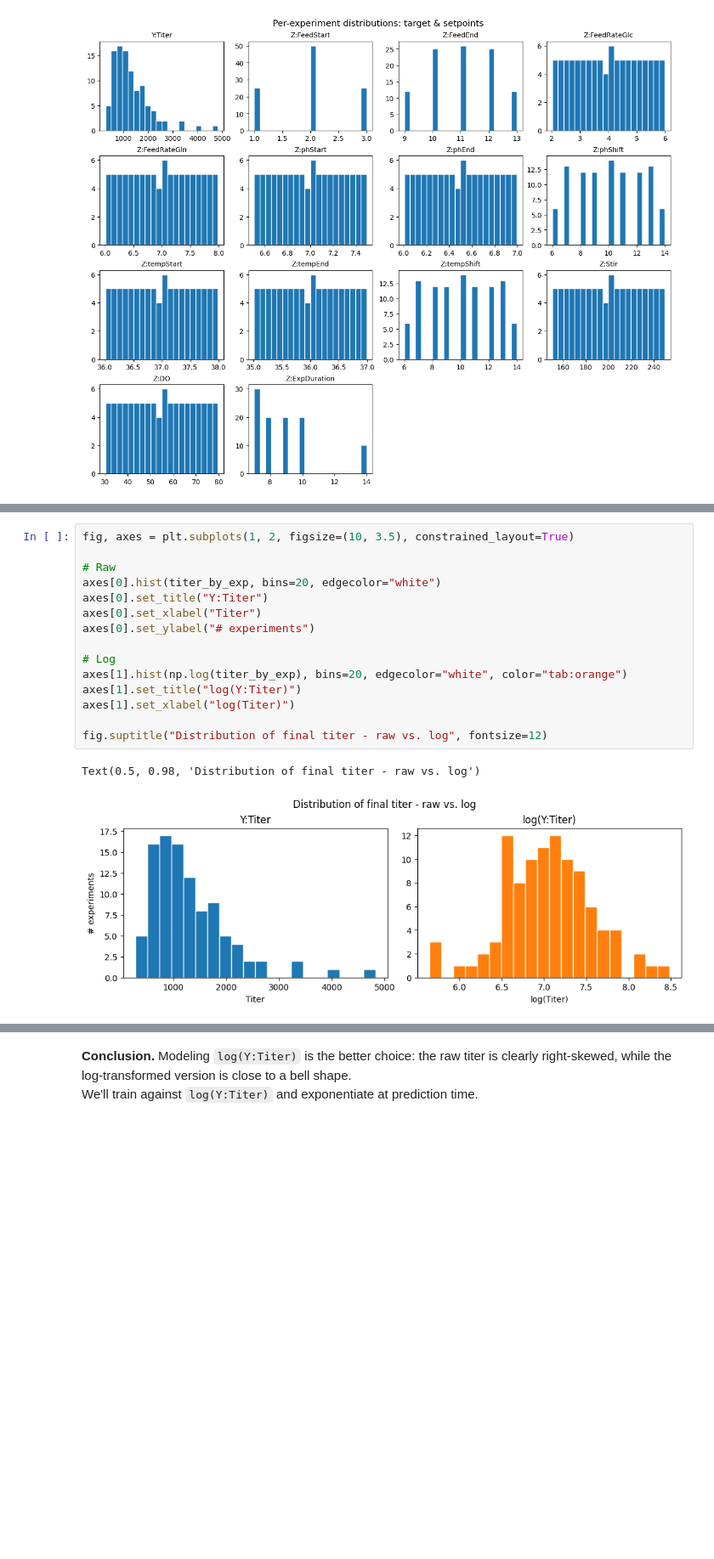
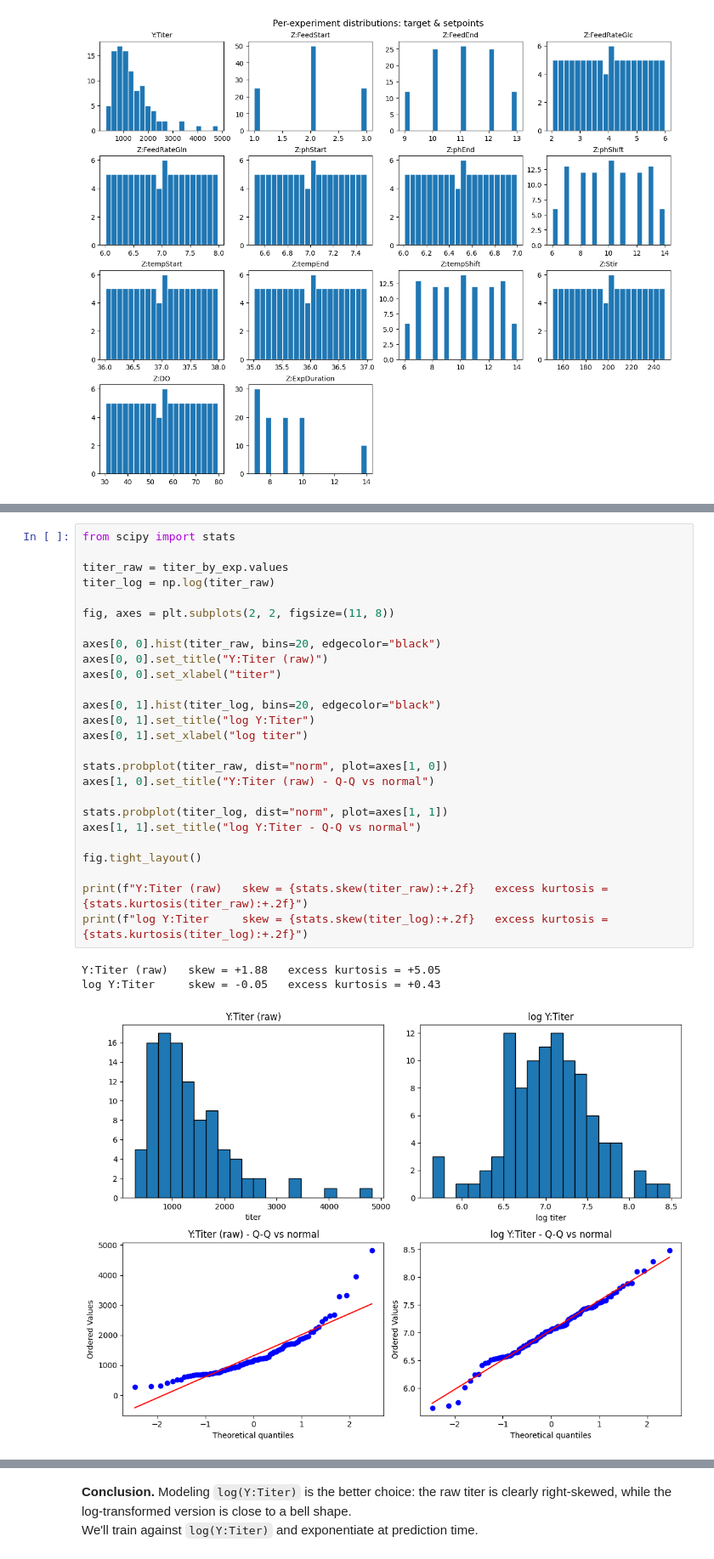
Before and after one commit to stefanomartino97/datahow, a Jupyter notebook: notebooks/02_plots.ipynb, the cells around one changed output, grey strips where cells are left out. Shown: that part at 85% size. Cells and saved outputs as stored; diff of their text form; blank space fills up the shorter version.

Commit message:
Added QQ plot for Titer

```diff
--- a/notebooks/02_plots.ipynb
+++ b/notebooks/02_plots.ipynb
@@ -130,18 +129,30 @@ The titer raw distribution looks right-skewed, which biases regression losses to
-# %%
-fig, axes = plt.subplots(1, 2, figsize=(10, 3.5), constrained_layout=True)
-
-# Raw
-axes[0].hist(titer_by_exp, bins=20, edgecolor="white")
-axes[0].set_title("Y:Titer")
-axes[0].set_xlabel("Titer")
-axes[0].set_ylabel("# experiments")
-
-# Log
-axes[1].hist(np.log(titer_by_exp), bins=20, edgecolor="white", color="tab:orange")
-axes[1].set_title("log(Y:Titer)")
-axes[1].set_xlabel("log(Titer)")
-
-fig.suptitle("Distribution of final titer - raw vs. log", fontsize=12)
-# %% [output]
-Text(0.5, 0.98, 'Distribution of final titer - raw vs. log')
-[figure, removed]
+# %%
+from scipy import stats
+
+titer_raw = titer_by_exp.values
+titer_log = np.log(titer_raw)
+
+fig, axes = plt.subplots(2, 2, figsize=(11, 8))
+
+axes[0, 0].hist(titer_raw, bins=20, edgecolor="black")
+axes[0, 0].set_title("Y:Titer (raw)")
+axes[0, 0].set_xlabel("titer")
+
+axes[0, 1].hist(titer_log, bins=20, edgecolor="black")
+axes[0, 1].set_title("log Y:Titer")
+axes[0, 1].set_xlabel("log titer")
+
+stats.probplot(titer_raw, dist="norm", plot=axes[1, 0])
+axes[1, 0].set_title("Y:Titer (raw) - Q-Q vs normal")
+
+stats.probplot(titer_log, dist="norm", plot=axes[1, 1])
+axes[1, 1].set_title("log Y:Titer - Q-Q vs normal")
+
+fig.tight_layout()
+
+print(f"Y:Titer (raw)   skew = {stats.skew(titer_raw):+.2f}   excess kurtosis = {stats.kurtosis(titer_raw):+.2f}")
+print(f"log Y:Titer     skew = {stats.skew(titer_log):+.2f}   excess kurtosis = {stats.kurtosis(titer_log):+.2f}")
+# %% [output]
+Y:Titer (raw)   skew = +1.88   excess kurtosis = +5.05
+log Y:Titer     skew = -0.05   excess kurtosis = +0.43
+[figure, added]
```
Also changed, not shown: parts of 2 cells of this notebook.
